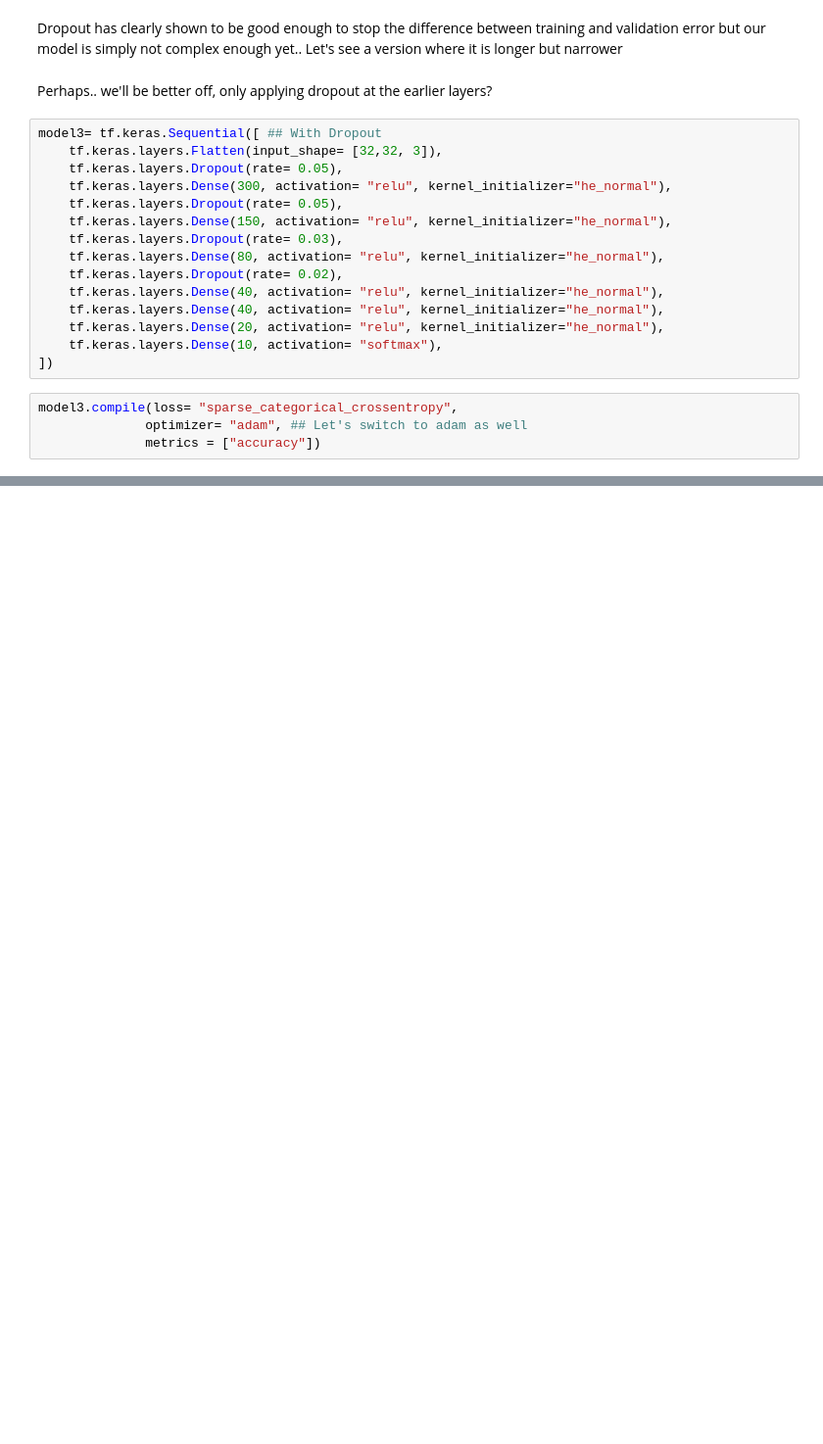
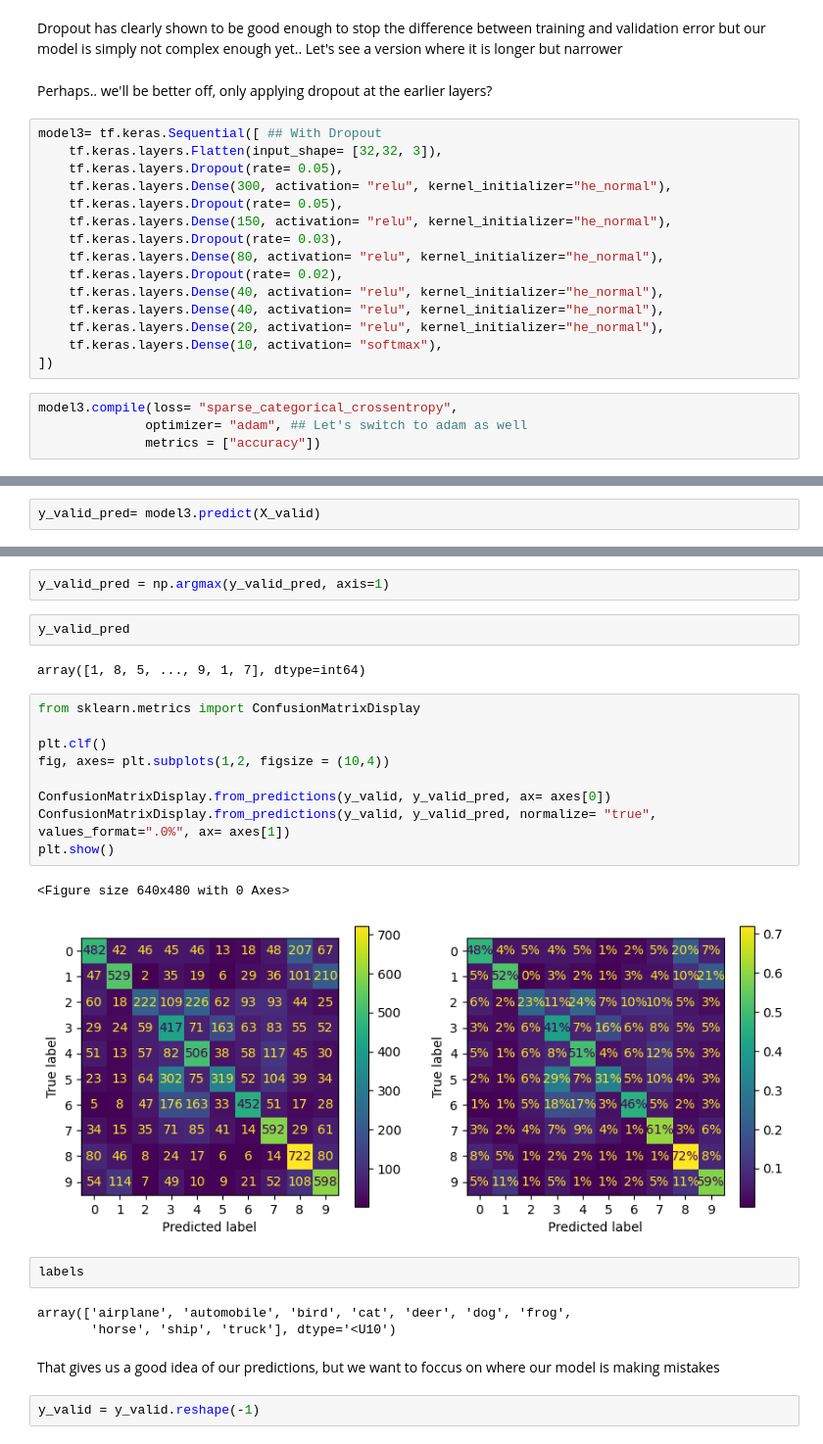
Before and after one commit to taif-ghazali/CIFAR10, a Jupyter notebook: CIFAR10.ipynb, the cells around one changed output, grey strips where cells are left out. Shown at 98% size. Saved outputs shown, nothing was run; the diff lists cells and outputs as text; blank space fills up the shorter version.

Commit message:
Had a looked at the model's errors

```diff
--- a/CIFAR10.ipynb
+++ b/CIFAR10.ipynb
@@ -329,0 +343,2 @@ Epoch 50/50
+# %%
+y_valid_pred= model3.predict(X_valid)
@@ -329,0 +347,27 @@ Epoch 50/50
+# %%
+y_valid_pred = np.argmax(y_valid_pred, axis=1)
+# %%
+y_valid_pred
+# %% [output]
+array([1, 8, 5, ..., 9, 1, 7], dtype=int64)
+# %%
+from sklearn.metrics import ConfusionMatrixDisplay
+
+plt.clf()
+fig, axes= plt.subplots(1,2, figsize = (10,4))
+
+ConfusionMatrixDisplay.from_predictions(y_valid, y_valid_pred, ax= axes[0])
+ConfusionMatrixDisplay.from_predictions(y_valid, y_valid_pred, normalize= "true", values_format=".0%", ax= axes[1])
+plt.show()
+# %% [output]
+<Figure size 640x480 with 0 Axes>
+[figure, added]
+# %%
+labels
+# %% [output]
+array(['airplane', 'automobile', 'bird', 'cat', 'deer', 'dog', 'frog',
+       'horse', 'ship', 'truck'], dtype='<U10')
+# %% [markdown]
+That gives us a good idea of our predictions, but we want to foccus on where our model is making mistakes
+# %%
+y_valid = y_valid.reshape(-1)
```
Also changed, not shown: parts of 17 cells of this notebook, 1 other file.
